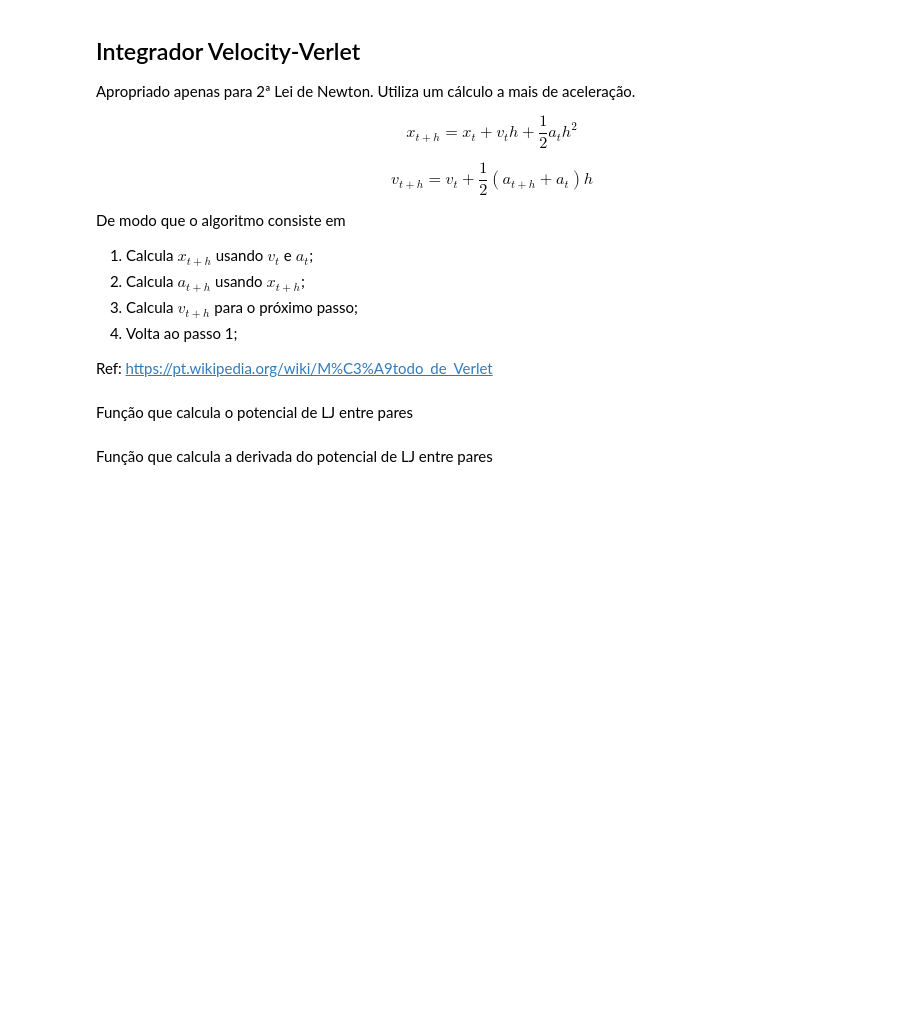
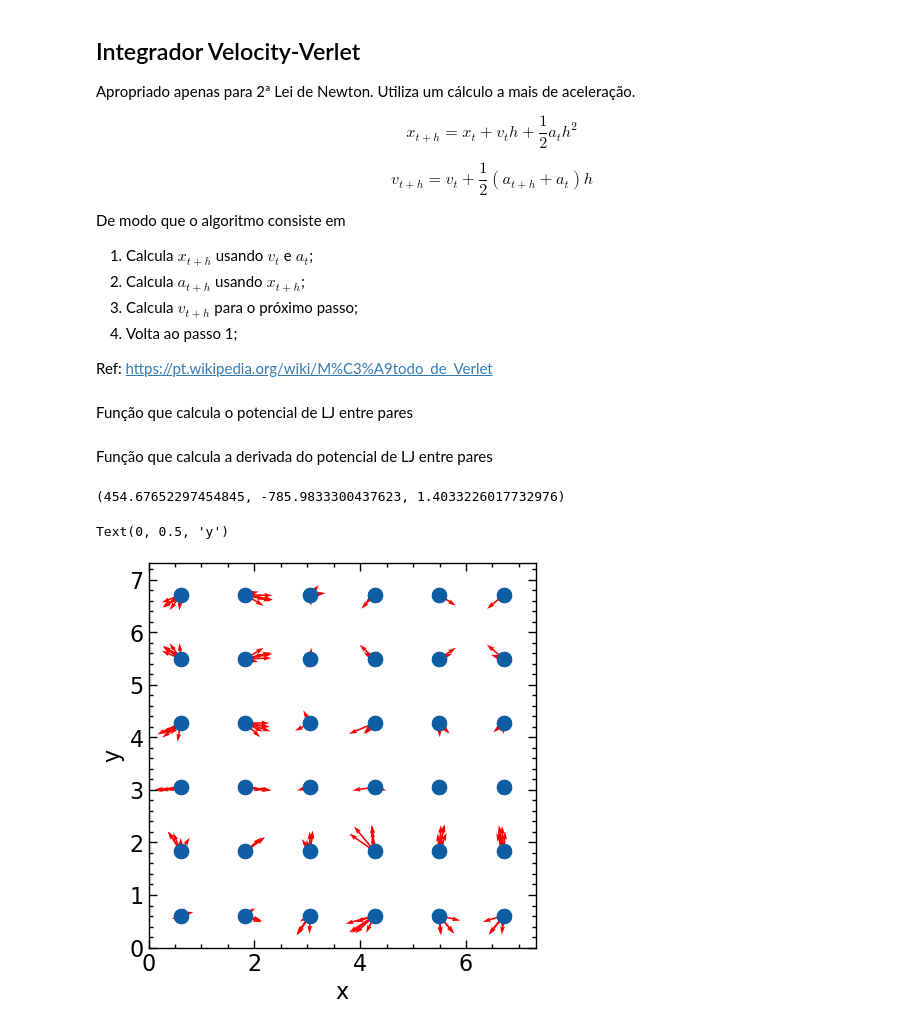
Before and after one commit to elvissoares/EQE595-SimMol, a Jupyter notebook: Aula05-Ensemble-NVE.ipynb, the cells around one changed output. Drawn from its saved outputs; the diff is of its cells as text; code cells hidden in the pictures; blank space fills up the shorter version.

```diff
--- a/Aula05-Ensemble-NVE.ipynb
+++ b/Aula05-Ensemble-NVE.ipynb
@@ -49,7 +49,7 @@ def ulj(r,epsilon=1.0,sigma=1.0):
 Função que calcula a derivada do potencial de LJ entre pares
 # %%
 def duljdr(r,epsilon=1.0,sigma=1.0):
-    return -4*epsilon*(12*(sigma/r)**12-6*(sigma/r)**6)/r
+    return -48*epsilon*((sigma/r)**12-0.5*(sigma/r)**6)/r
 # %%
 class LJsystem():
     # Função que cria a classe
@@ -204,2 +220,9 @@ class LJsystem():
 # %%
-lj2d = LJsystem(N_atoms=125,m=1.0,epsilon=1.0,sigma=1.0)
+lj2d = LJsystem(N_atoms=216,m=1.0,epsilon=1.0,sigma=1.0)
+lj2d.Set_Density(0.55)
+lj2d.Initialize_Positions()
+lj2d.Initialize_Velocities(kT=1.38)
+lj2d.Calculate_Interactions()
+lj2d.Get_Energies()
+# %% [output]
+(454.67652297454845, -785.9833300437623, 1.4033226017732976)
@@ -212,9 +229,13 @@ lj2d.Initialize_Positions()
 # %%
 plt.figure(figsize=(5,5))
-plt.plot(lj2d.x,lj2d.y,'o',ms=10.0,alpha=0.5)
+plt.plot(lj2d.x,lj2d.z,'o',ms=10.0,alpha=0.5) # posição das partículas
+plt.quiver(lj2d.x,lj2d.z,lj2d.ax,lj2d.az,color='r') # vetor de velocidade
 
 plt.xlim(0,lj2d.Lx)
 plt.ylim(0,lj2d.Ly)
 
 plt.xlabel('x')
 plt.ylabel('y')
+# %% [output]
+Text(0, 0.5, 'y')
+[figure, added]
```
Also changed, not shown: parts of 27 cells of this notebook.
